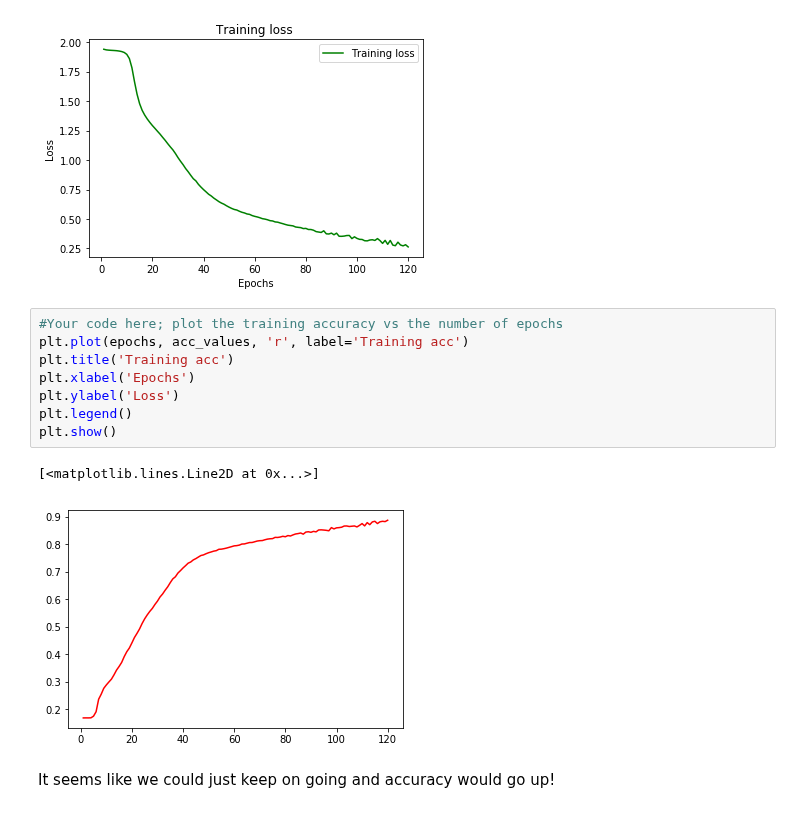
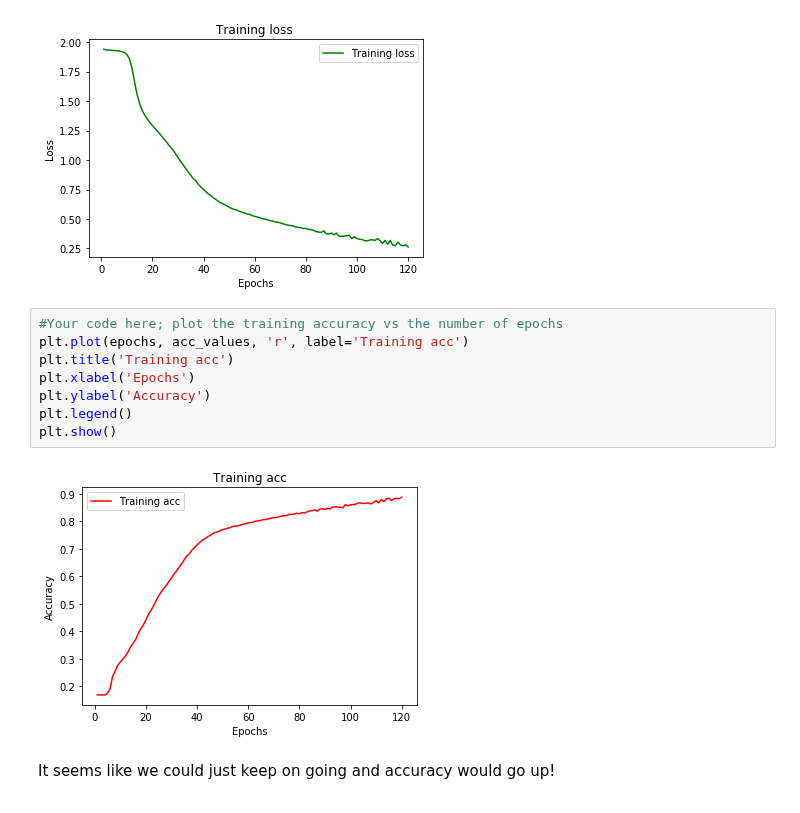
Before and after one commit to as6140/dsc-04-41-05-keras-lab-seattle-ds-career-040119, a Jupyter notebook: index.ipynb, the cells around one changed output. Cells and saved outputs as stored; diff of their text form.

```diff
--- a/index.ipynb
+++ b/index.ipynb
@@ -354,14 +354,13 @@ plt.show()
 # %%
 #Your code here; plot the training accuracy vs the number of epochs
 plt.plot(epochs, acc_values, 'r', label='Training acc')
 plt.title('Training acc')
 plt.xlabel('Epochs')
-plt.ylabel('Loss')
+plt.ylabel('Accuracy')
 plt.legend()
 plt.show()
 # %% [output]
-[<matplotlib.lines.Line2D at 0x...>]
-[figure, old version]
+[figure, new version]
 # %% [markdown]
 It seems like we could just keep on going and accuracy would go up!
 # %% [markdown]
```
